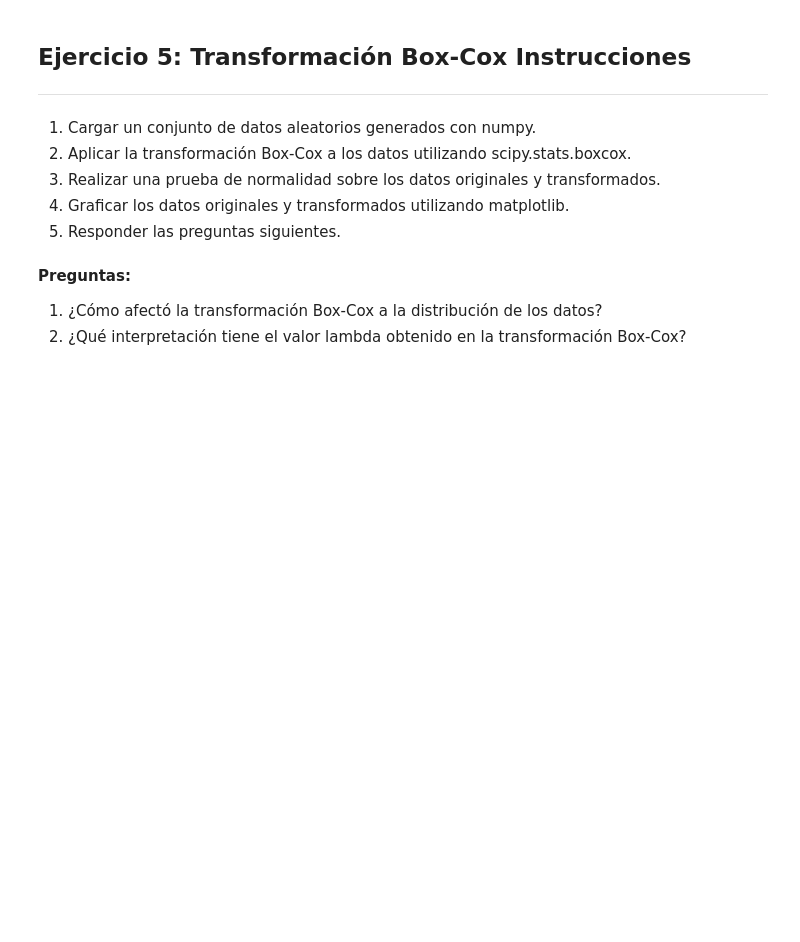
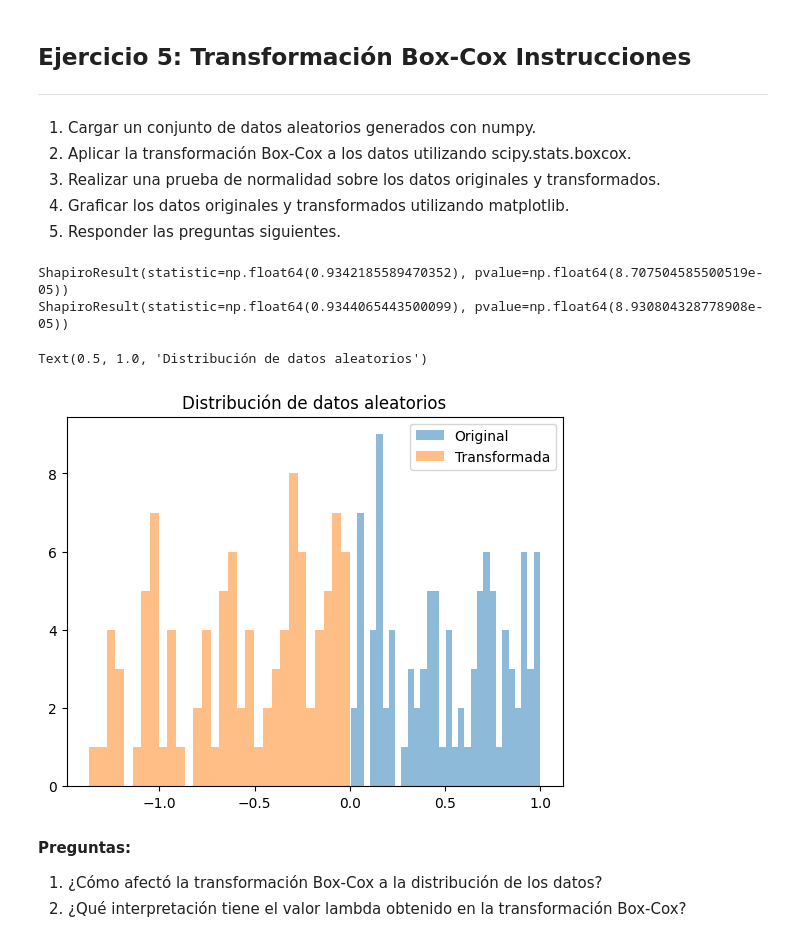
Before and after one commit to bidallei/MIAAD-UACJ, a Jupyter notebook: Practica22_NormalizacionTransformacion_263150.ipynb, the cells around one changed output. Cells and saved outputs as stored; diff of their text form; code cells hidden in the pictures; blank space fills up the shorter version.

```diff
--- a/Practica22_NormalizacionTransformacion_263150.ipynb
+++ b/Practica22_NormalizacionTransformacion_263150.ipynb
@@ -126,6 +213,29 @@ plt.show
 3. Realizar una prueba de normalidad sobre los datos originales y transformados.
 4. Graficar los datos originales y transformados utilizando matplotlib.
 5. Responder las preguntas siguientes.
+# %%
+# 1. Cargar un conjunto de datos aleatorios generados con numpy.
+datos_aleatorios3 = np.random.rand(100)
+
+# 2. Aplicar la transformación Box-Cox a los datos utilizando scipy.stats.boxcox.
+transformacion_boxcox, lambda_boxcox = stats.boxcox(datos_aleatorios3)
+
+# 3. Realizar una prueba de normalidad sobre los datos originales y transformados.
+prueba_normalidad3 = shapiro(datos_aleatorios3)
+prueba_normalidad_boxcox = shapiro(transformacion_boxcox)
+print(prueba_normalidad3)
+print(prueba_normalidad_boxcox)
+
+# 4. Graficar los datos originales y transformados utilizando matplotlib.
+plt.hist(datos_aleatorios3, bins=30, alpha=0.5, label='Original')
+plt.hist(transformacion_boxcox, bins=30, alpha=0.5, label='Transformada')
+plt.legend(loc='upper right')
+plt.title('Distribución de datos aleatorios')
+# %% [output]
+ShapiroResult(statistic=np.float64(0.9342185589470352), pvalue=np.float64(8.707504585500519e-05))
+ShapiroResult(statistic=np.float64(0.9344065443500099), pvalue=np.float64(8.930804328778908e-05))
+Text(0.5, 1.0, 'Distribución de datos aleatorios')
+[figure, added]
 # %% [markdown]
 **Preguntas:**
 1. ¿Cómo afectó la transformación Box-Cox a la distribución de los datos?
```
Also changed, not shown: parts of 8 cells of this notebook.
